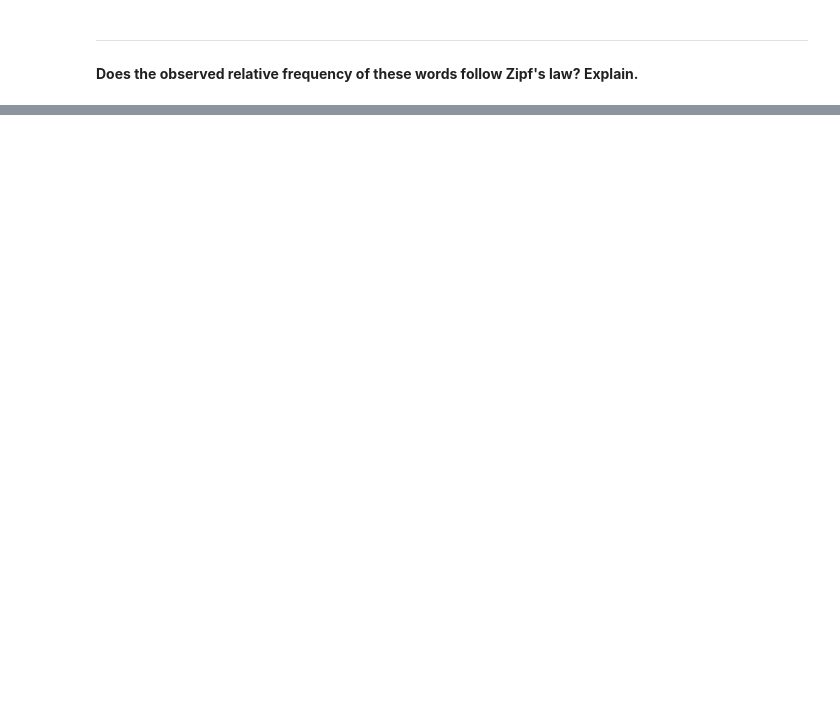
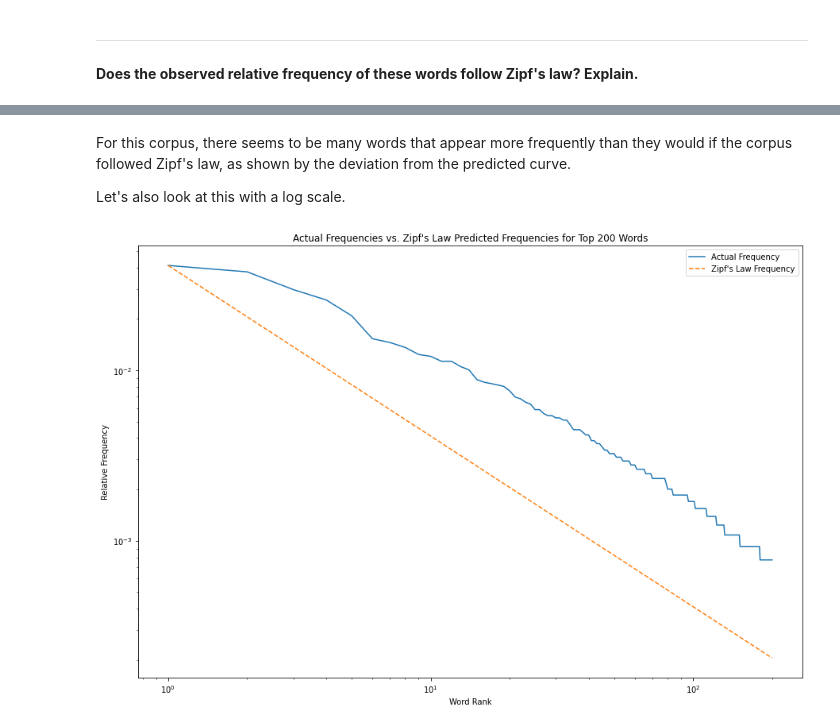
Before and after one commit to addsding/cuny-data620, a Jupyter notebook: week4_part2/Week4_Part2.ipynb, the cells around one changed output, grey strips where cells are left out. Saved outputs shown, nothing was run; the diff lists cells and outputs as text; code cells hidden in the pictures; blank space fills up the shorter version.

```diff
--- a/week4_part2/Week4_Part2.ipynb
+++ b/week4_part2/Week4_Part2.ipynb
@@ -285,0 +331,18 @@ plt.show()
+# %% [markdown]
+For this corpus, there seems to be many words that appear more frequently than they would if the corpus followed Zipf's law, as shown by the deviation from the predicted curve.
+
+Let's also look at this with a log scale.
+# %%
+plt.figure(figsize=(15, 10))
+
+plt.plot(range(1,201), highest_200_df['rel_freq'], label = "Actual Frequency")
+plt.plot(range(1,201), highest_200_df['zipfs'], linestyle = '--', label = "Zipf's Law Frequency")
+plt.xscale('log')
+plt.yscale('log')
+plt.title("Actual Frequencies vs. Zipf's Law Predicted Frequencies for Top 200 Words")
+plt.xlabel("Word Rank")
+plt.ylabel("Relative Frequency")
+plt.legend()
+plt.show()
+# %% [output]
+[figure, added]
```
Also changed, not shown: parts of 18 cells of this notebook.
